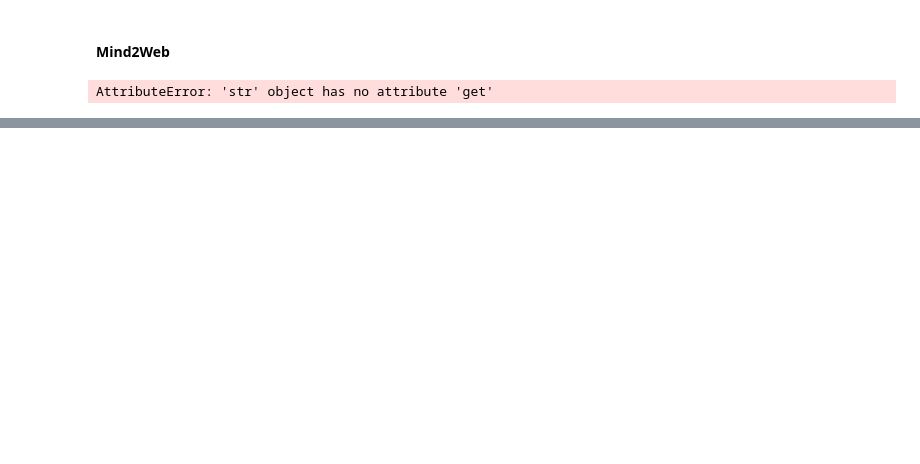
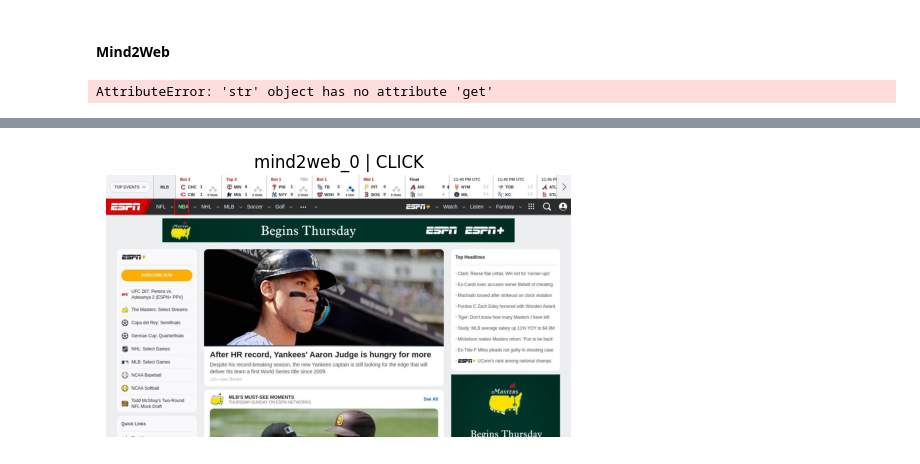
Before and after one commit to ThreeSR/Adaptive-Multimodal-Agent, a Jupyter notebook: test.ipynb, the cells around one changed output, grey strips where cells are left out. Saved outputs shown, nothing was run; the diff lists cells and outputs as text; code cells hidden in the pictures; blank space fills up the shorter version.

```diff
--- a/test.ipynb
+++ b/test.ipynb
@@ -325,8 +326,8 @@ import os
 from IPython.display import display
 
 # === Set your data path and image root path here ===
-json_path = "/home/ruis/code/Adaptive-Agent/data/datasets/Mind2Web/metadata/hf_train.json"  # <-- Replace with actual JSON file path
-image_root = "/home/ruis/code/Adaptive-Agent/data/datasets/Mind2Web/images"    # <-- Replace with root directory of images
+json_path = "/home/t-rsun/code/Adaptive-Multimodal-Agent/data/datasets/Mind2Web/metadata/hf_train.json"  # <-- Replace with actual JSON file path
+image_root = "/home/t-rsun/code/Adaptive-Multimodal-Agent/data/datasets/Mind2Web/images"    # <-- Replace with root directory of images
 
 # === Load JSON data ===
 with open(json_path, "r", encoding="utf-8") as f:
@@ -334,7 +335,7 @@ with open(json_path, "r", encoding="utf-8") as f:
 
 
 # ==== Set your JSON file path here ====
-json_path = "/home/ruis/code/Adaptive-Agent/data/datasets/Mind2Web/metadata/mind2web-hf_train_v2.json"  # <-- Replace with your actual JSON file path
+json_path = "/home/t-rsun/code/Adaptive-Multimodal-Agent/data/datasets/Mind2Web/metadata/mind2web-hf_train_cot.json"  # <-- Replace with your actual JSON file path
 
 # ==== Load the data ====
 with open(json_path, "r", encoding="utf-8") as f:
@@ -435,0 +439,87 @@ for idx, item in enumerate(mind2web_data):
+# %%
+import json
+import matplotlib.pyplot as plt
+from PIL import Image
+import os
+from IPython.display import display
+
+# === Set your data path and image root path here ===
+json_path = "/home/t-rsun/code/Adaptive-Multimodal-Agent/data/datasets/Mind2Web/metadata/hf_train.json"  # <-- Replace with actual JSON file path
+image_root = "/home/t-rsun/code/Adaptive-Multimodal-Agent/data/datasets/Mind2Web/images"    # <-- Replace with root directory of images
+
+# === Load JSON data ===
+with open(json_path, "r", encoding="utf-8") as f:
+    mind2web_data = json.load(f)
+# %%
+import os
+import json
+import matplotlib.pyplot as plt
+from PIL import Image, ImageDraw
+
+# === Iterate through each item using enumerate ===
+for idx, item in enumerate(mind2web_data):
+    if idx == 2:                      # demo: only show two samples
+        break
+
+    # ---------- Basic metadata ----------
+    item_id  = item.get("id")
+    task     = item.get("task")
+    domain   = item.get("domain")
+
+    # ---------- Resolve full image path ----------
+    image_rel       = item.get("img_url")            # already ends in .jpg
+    image_full_path = os.path.join(image_root, image_rel)
+
+    # ---------- Action information ----------
+    step        = item.get("step", {})
+    op_info     = step.get("operation", {})
+    action_type = op_info.get("op", "")
+
+    # ---------- Bounding-box & center ----------
+    bbox   = step.get("bbox", {})
+    img_w, img_h = item.get("img_size", [1, 1])
+
+    # center (normalized 0-1) for later use
+    x_center = (bbox.get("x", 0) + bbox.get("width", 0)  / 2) / img_w
+    y_center = (bbox.get("y", 0) + bbox.get("height", 0) / 2) / img_h
+    touch    = [round(x_center, 3), round(y_center, 3)]
+
+    # text to type, if any
+    type_text = op_info.get("value", "") if action_type == "TYPE" else ""
+
+    # ---------- Print basic info ----------
+    print(f"\n=== Sample ID: {item_id} ===")
+    print(f"Task: {task}")
+    print(f"Action Type: {action_type}")
+    print(f"Touch Position (norm): {touch}")
+    if action_type == "TYPE":
+        print(f"Typed Text: {type_text}")
+    # print(f"Thought: {thought}")      # uncomment if you keep thoughts list
+
+    # ---------- Display image with bounding box ----------
+    if os.path.exists(image_full_path):
+        img = Image.open(image_full_path).convert("RGB")
+        draw = ImageDraw.Draw(img)
+
+        # compute rectangle corners
+        x1 = bbox.get("x", 0)
+        y1 = bbox.get("y", 0)
+        x2 = x1 + bbox.get("width", 0)
+        y2 = y1 + bbox.get("height", 0)
+
+        # draw rectangle (red) and center (green)
+        draw.rectangle([(x1, y1), (x2, y2)], outline=(255, 0, 0), width=2)
+        cx = (x1 + x2) / 2
+        cy = (y1 + y2) / 2
+        r  = 3
+        draw.ellipse([(cx - r, cy - r), (cx + r, cy + r)], fill=(0, 255, 0))
+
+        # show image
+        plt.figure(figsize=(6, 6))
+        plt.imshow(img)
+        plt.axis('off')
+        plt.title(f"{item_id} | {action_type}")
+        plt.show()
+    else:
+        print(f"Image not found: {image_full_path}")
+# %% [output]
@@ -435,0 +530 @@ for idx, item in enumerate(mind2web_data):
+[figure, added]
```
Also changed, not shown: parts of 10 cells of this notebook, 26 other files.
